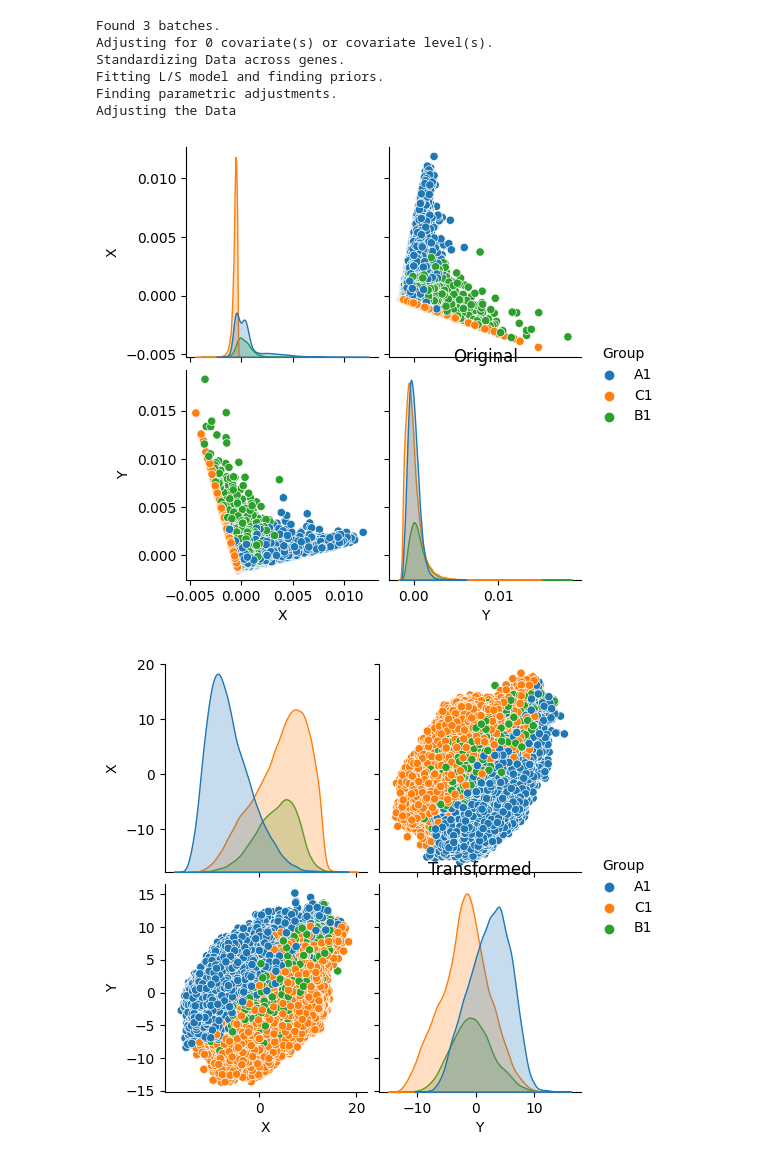
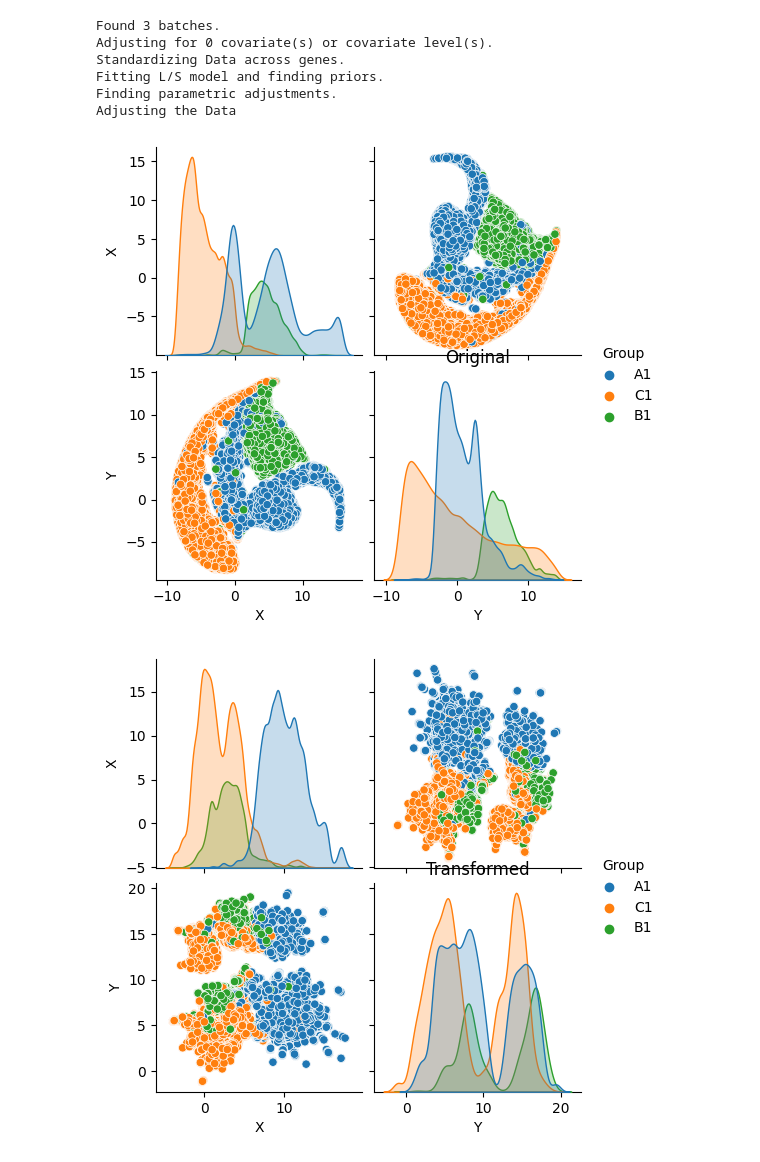
Before and after one commit to foxtrotmike/musings, a Jupyter notebook: srijay_data.ipynb, the cells around one changed output. Saved outputs shown, nothing was run; the diff lists cells and outputs as text; code cells hidden in the pictures.

```diff
--- a/srijay_data.ipynb
+++ b/srijay_data.ipynb
@@ -68,9 +72,13 @@ def ZSSTransform(z):
     return tz
 
 def plot2D(X,C,title = '',xidx=0,yidx=1):
-    pca = PCA().fit(X)
+    import umap
+    reducer = umap.UMAP()
+    #reducer = PCA()
+
+    reducer = reducer.fit(X)
     #plt.figure();plt.plot(np.cumsum(pca.explained_variance_ratio_)); plt.show()
-    Z = pca.transform(X)
+    Z = reducer.transform(X)
     dfZ = pd.DataFrame(Z[:,[xidx,yidx]], columns=['X', 'Y']) #select PCA axes here
     dfZ['Group'] = C
     import seaborn as sns
@@ -159,8 +167,8 @@ plotHist(X,'Original');plotHist(Xt,'Transformed');plotHist(X_corrected,'Correcte
 # %%
 #plot scatter or density plots -- may take time though due to number of points
 plot2D(X,C,'Original');
-plot2D(Xt,C,'Transformed')
-plot2D(X_corrected,C,'Corrected')
+plot2D(Xt,C,'Log Transformed')
+plot2D(X_corrected,C,'Log transformed and Corrected')
 # %% [output]
-[figure, old version]
+[figure, new version]
-[figure, old version]
+[figure, new version]
```
Also changed, not shown: parts of 4 cells of this notebook.
